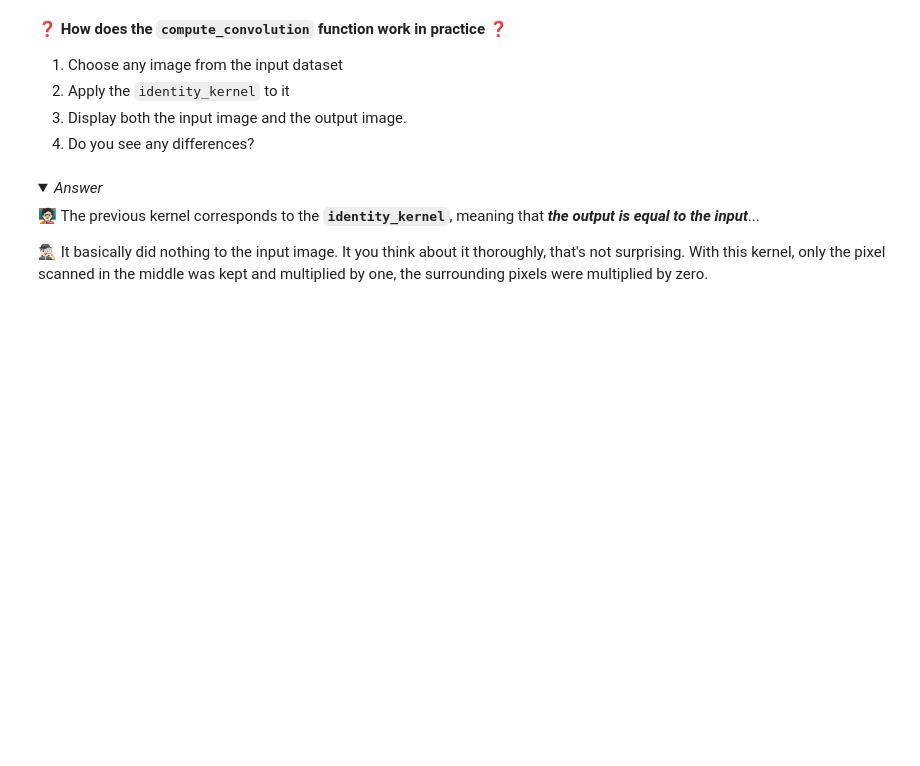
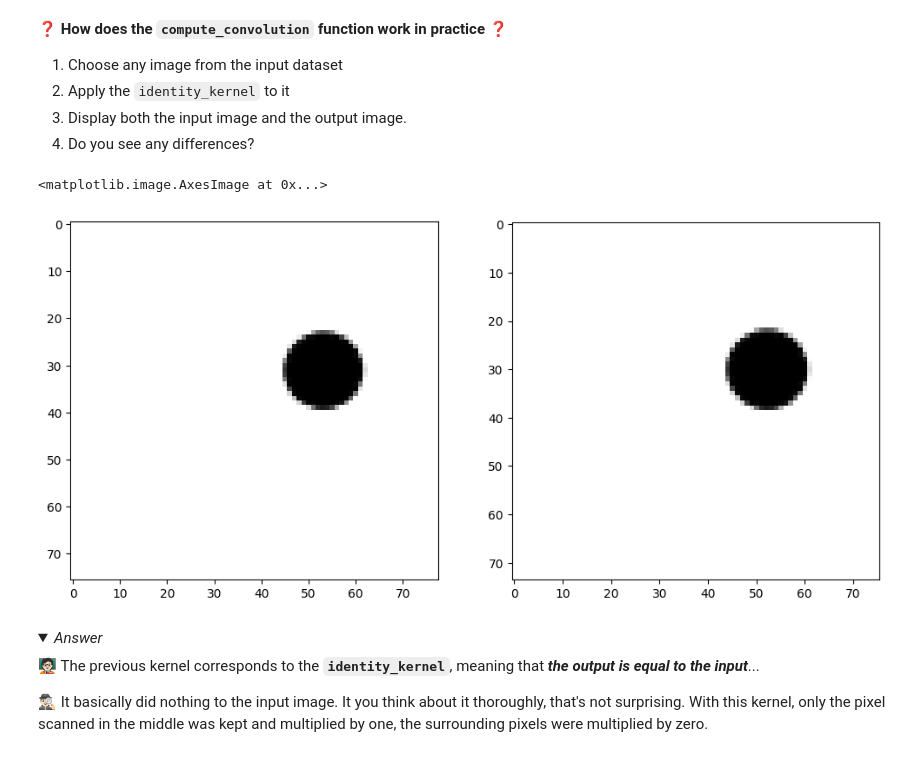
Before and after one commit to Dimasaur/data-intuition-on-convolutions, a Jupyter notebook: intuitions_on_convolutions.ipynb, the cells around one changed output. Drawn from its saved outputs; the diff is of its cells as text; code cells hidden in the pictures; folded sections open; blank space fills up the shorter version.

```diff
--- a/intuitions_on_convolutions.ipynb
+++ b/intuitions_on_convolutions.ipynb
@@ -110,0 +131,4 @@ Do these images need some normalization?
+# %%
+X_scaled = X / 255
+
+X_scaled.shape
@@ -173,3 +209,14 @@ identity_kernel = [
+# %%
+input_image = X_scaled[0]
+# %%
+output_image = compute_convolution(input_image,identity_kernel)
+# %%
+fig,axes = plt.subplots(1,2,figsize=(12,12))
+axes[0].imshow(input_image,cmap='gray')
+axes[1].imshow(output_image,cmap='gray')
+# %% [output]
+<matplotlib.image.AxesImage at 0x...>
+[figure, added]
 # %% [markdown]
 <details>
     <summary><i>Answer</i></summary>
```
Also changed, not shown: parts of 61 cells of this notebook.
